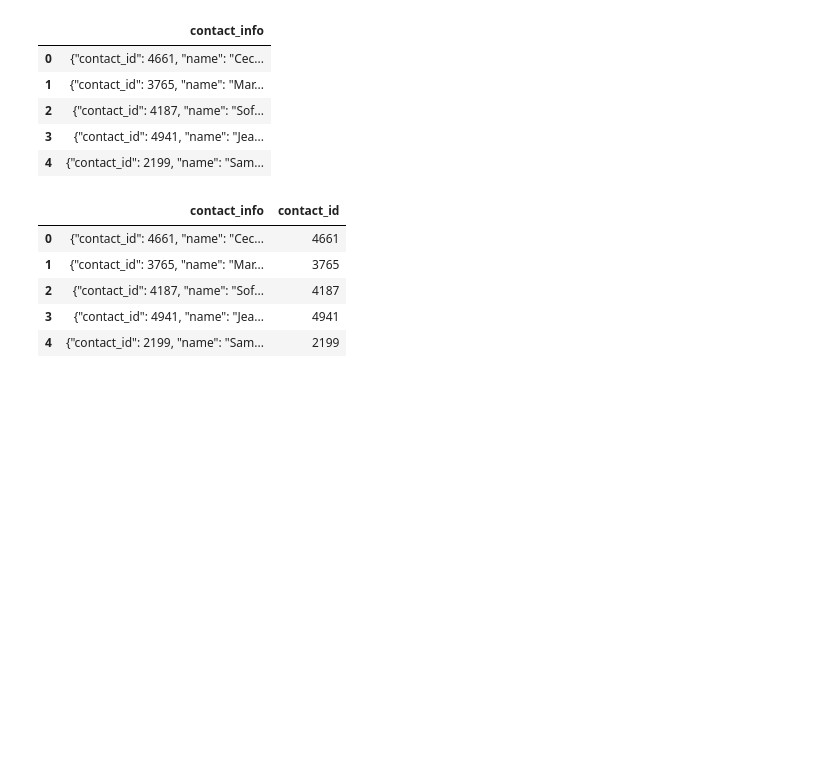
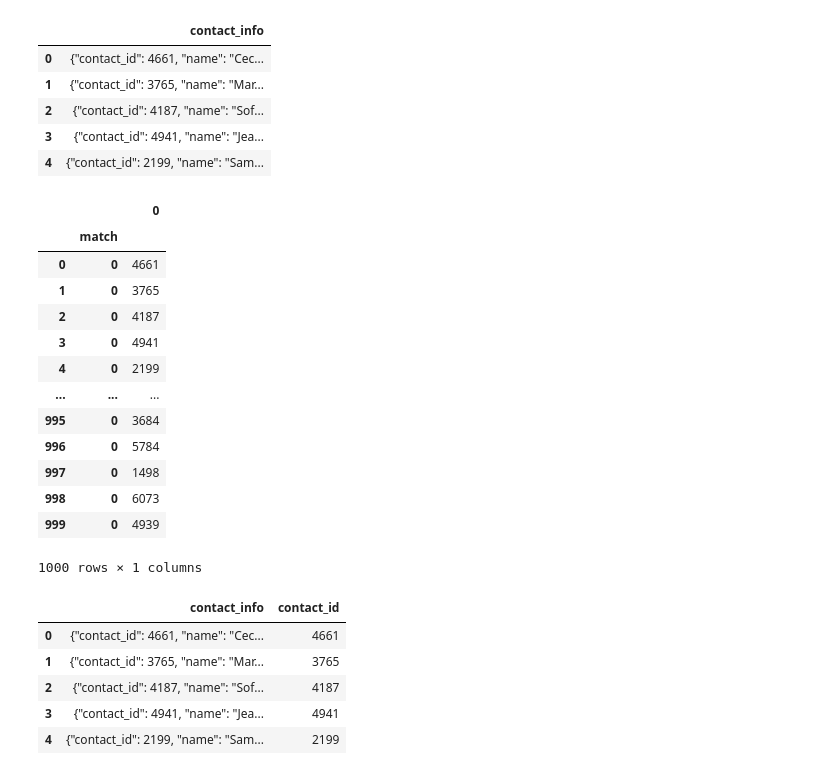
Before and after one commit to JuliWritesStories/Crowdfunding_ETL, a Jupyter notebook: Starter_Files/ETL_Mini_Project_Starter_Code.ipynb, the cells around one changed output. Drawn from its saved outputs; the diff is of its cells as text; code cells hidden in the pictures; blank space fills up the shorter version.

```diff
--- a/Starter_Files/ETL_Mini_Project_Starter_Code.ipynb
+++ b/Starter_Files/ETL_Mini_Project_Starter_Code.ipynb
@@ -535,5 +426,24 @@ contact_info_df_copy.head()
 | 2 | {"contact_id": 4187, "name": "Sof... |
 | 3 | {"contact_id": 4941, "name": "Jea... |
 | 4 | {"contact_id": 2199, "name": "Sam... |
+# %%
+p = '([0-9]{4})'
+contact_info_df_new = contact_info_df_copy['contact_info'].str.extractall(p)
+contact_info_df_new
+# %% [output]
+|  |  | 0 |
+|  | match |  |
+| 0 | 0 | 4661 |
+| 1 | 0 | 3765 |
+| 2 | 0 | 4187 |
+| 3 | 0 | 4941 |
+| 4 | 0 | 2199 |
+| ... | ... | ... |
+| 995 | 0 | 3684 |
+| 996 | 0 | 5784 |
+| 997 | 0 | 1498 |
+| 998 | 0 | 6073 |
+| 999 | 0 | 4939 |
+1000 rows × 1 columns
 # %%
 # Extract the four-digit contact ID number.
```
Also changed, not shown: parts of 22 cells of this notebook, 2 other files.
